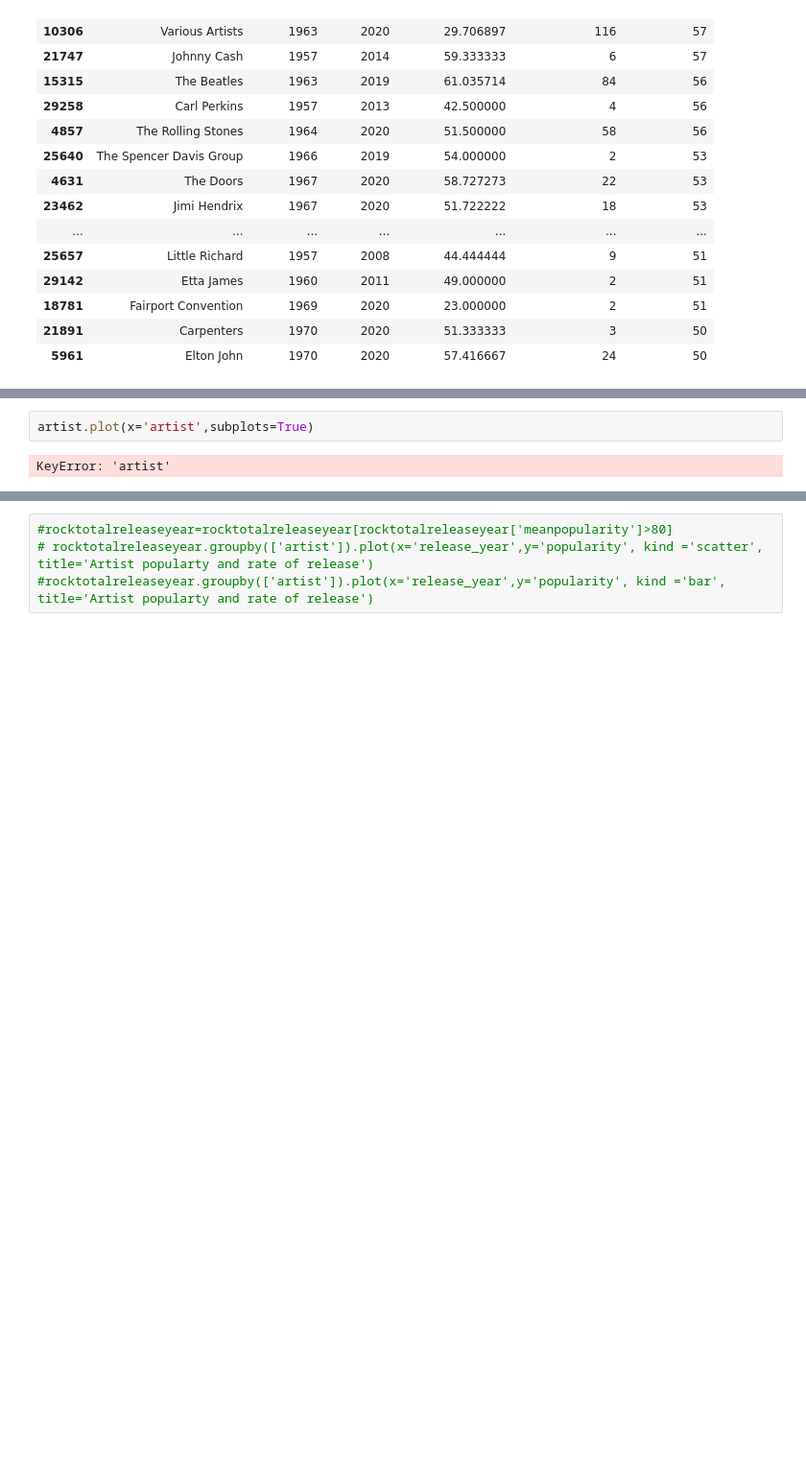
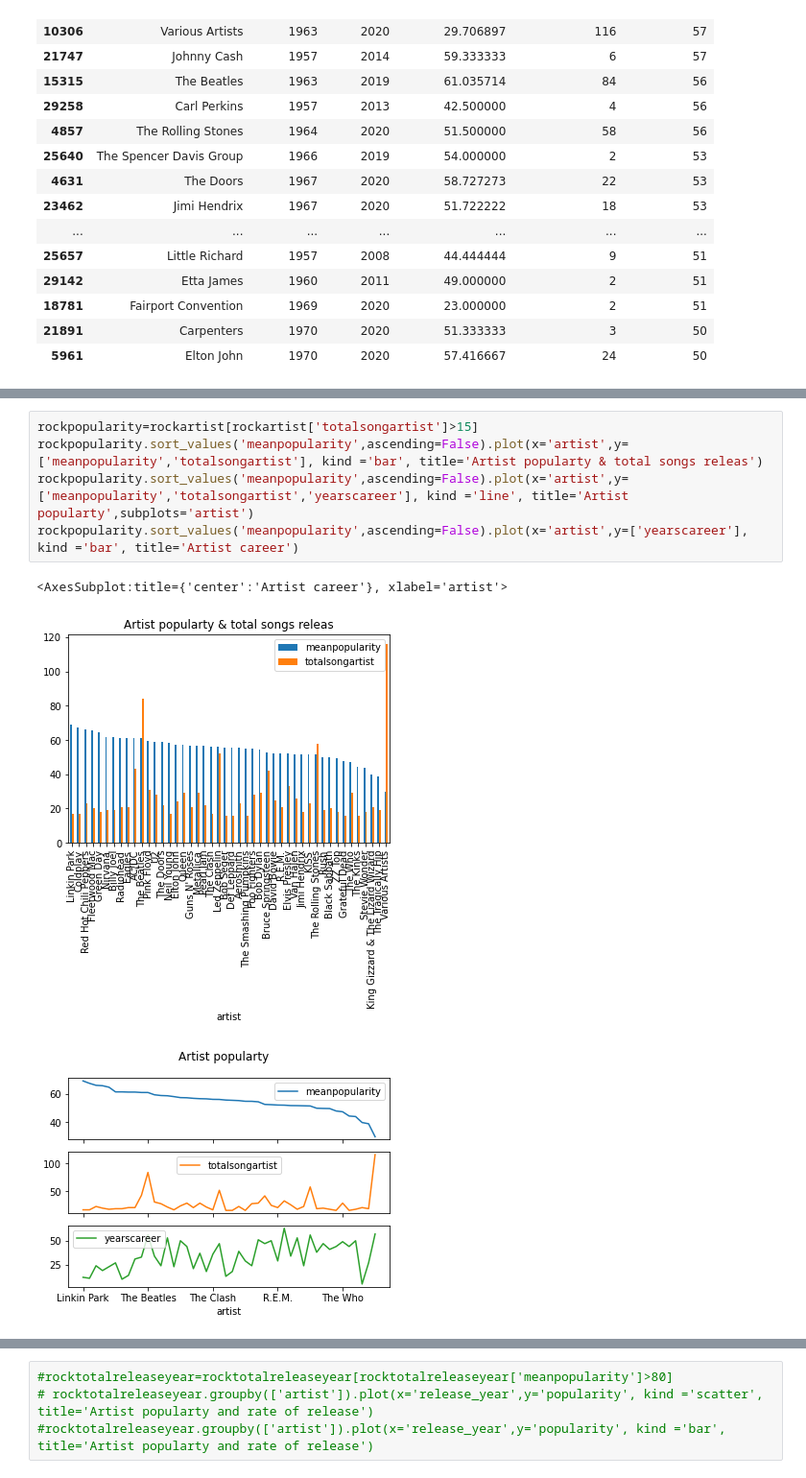
Before and after one commit to AndresCBF/IronHack, a Jupyter notebook: Projetos/History of Rock(1950-2020)/Rockhistory.ipynb, the cells around one changed output, grey strips where cells are left out. Shown at 96% size. Saved outputs shown, nothing was run; the diff lists cells and outputs as text; blank space fills up the shorter version.

```diff
--- a/Projetos/History of Rock(1950-2020)/Rockhistory.ipynb
+++ b/Projetos/History of Rock(1950-2020)/Rockhistory.ipynb
@@ -172,4 +149,9 @@ artist
-# %%
-artist.plot(x='artist',subplots=True)
-# %% [output]
-KeyError: 'artist'
+# %%
+rockpopularity=rockartist[rockartist['totalsongartist']>15]
+rockpopularity.sort_values('meanpopularity',ascending=False).plot(x='artist',y=['meanpopularity','totalsongartist'], kind ='bar', title='Artist popularty & total songs releas')
+rockpopularity.sort_values('meanpopularity',ascending=False).plot(x='artist',y=['meanpopularity','totalsongartist','yearscareer'], kind ='line', title='Artist popularty',subplots='artist')
+rockpopularity.sort_values('meanpopularity',ascending=False).plot(x='artist',y=['yearscareer'], kind ='bar', title='Artist career')
+# %% [output]
+<AxesSubplot:title={'center':'Artist career'}, xlabel='artist'>
+[figure, added]
+[figure, added]
```
Also changed, not shown: parts of 5 cells of this notebook, 3 other files.
